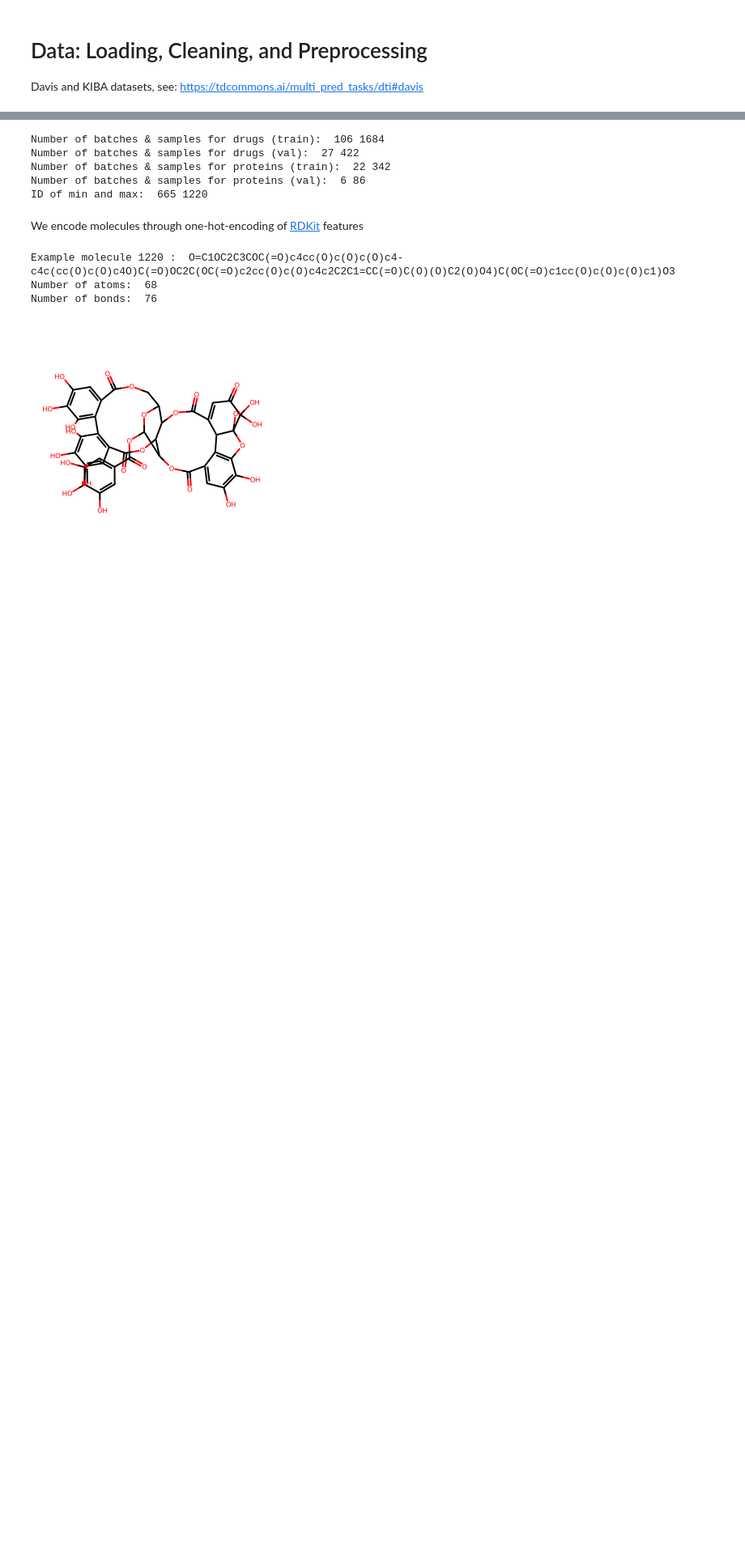
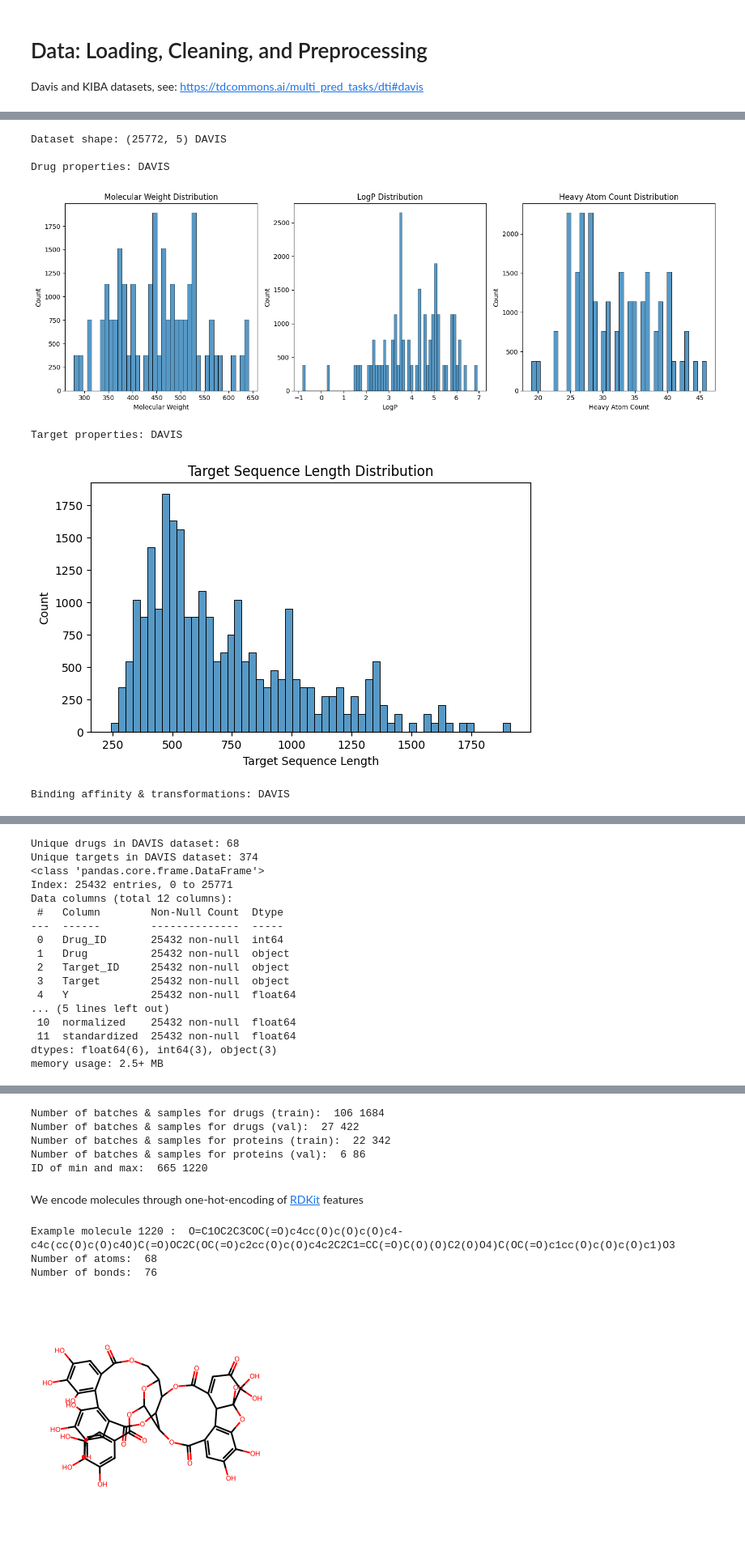
Before and after one commit to robsyc/biomed-multi-view-DTI-VAE, a Jupyter notebook: dti-vae/notebook.ipynb, the cells around one changed output, grey strips where cells are left out. Shown at 81% size. Saved outputs shown, nothing was run; the diff lists cells and outputs as text; code cells hidden in the pictures; blank space fills up the shorter version.

Commit message:
Getting ready for final dataset filtering

```diff
--- a/dti-vae/notebook.ipynb
+++ b/dti-vae/notebook.ipynb
@@ -144,0 +119,13 @@ Number of proteins:  428
+# %%
+df_davis = explore_dti_data('DAVIS')
+print("Unique drugs in DAVIS dataset:", len(df_davis['Drug'].unique()))
+print("Unique targets in DAVIS dataset:", len(df_davis['Target'].unique()))
+df_davis.info()
+# %% [output]
+Dataset shape: (25772, 5) DAVIS
+
+Drug properties: DAVIS
+[figure, added]
+Target properties: DAVIS
+[figure, added]
+Binding affinity & transformations: DAVIS
@@ -144,0 +133,17 @@ Number of proteins:  428
+Unique drugs in DAVIS dataset: 68
+Unique targets in DAVIS dataset: 374
+<class 'pandas.core.frame.DataFrame'>
+Index: 25432 entries, 0 to 25771
+Data columns (total 12 columns):
+ #   Column        Non-Null Count  Dtype
+---  ------        --------------  -----
+ 0   Drug_ID       25432 non-null  int64
+ 1   Drug          25432 non-null  object
+ 2   Target_ID     25432 non-null  object
+ 3   Target        25432 non-null  object
+ 4   Y             25432 non-null  float64
+... (5 lines left out)
+ 10  normalized    25432 non-null  float64
+ 11  standardized  25432 non-null  float64
+dtypes: float64(6), int64(3), object(3)
+memory usage: 2.5+ MB
```
Also changed, not shown: parts of 14 cells of this notebook, 1 other file.
